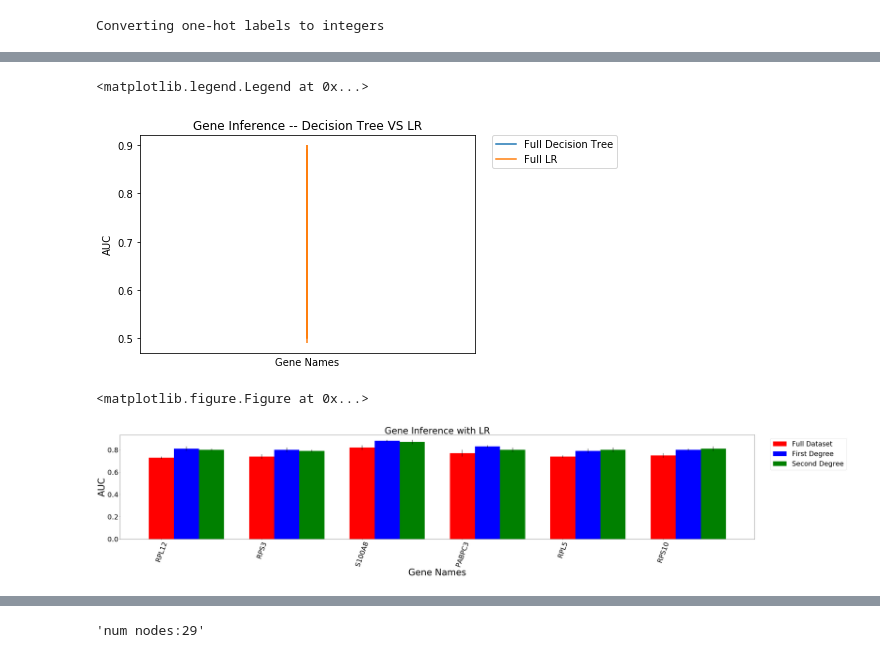
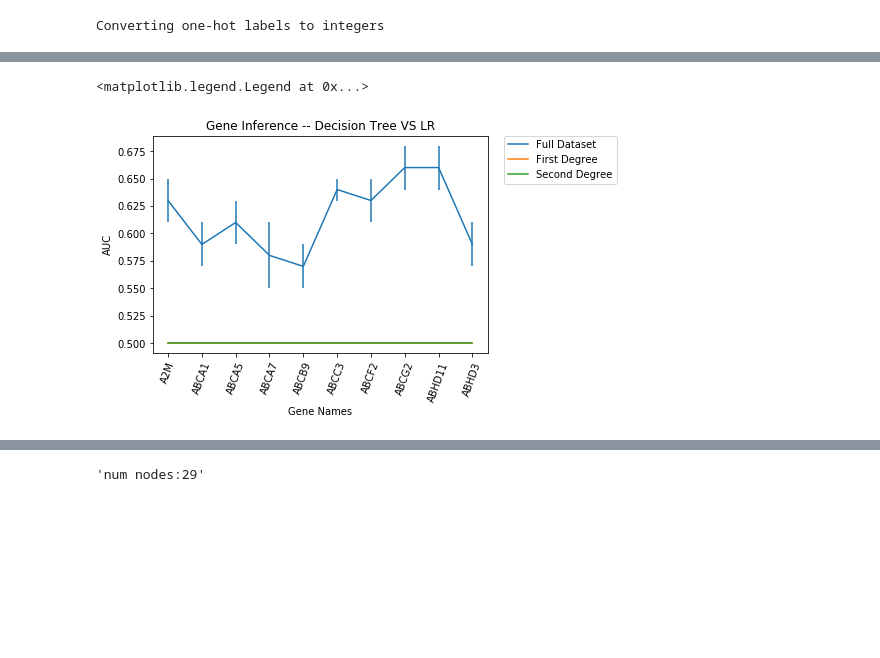
Before and after one commit to mila-iqia/gene-graph-conv, a Jupyter notebook: gene_inference.ipynb, the cells around one changed output, grey strips where cells are left out. Cells and saved outputs as stored; diff of their text form; code cells hidden in the pictures; blank space fills up the shorter version.

```diff
--- a/gene_inference.ipynb
+++ b/gene_inference.ipynb
@@ -213,13 +62,10 @@ Index([u'first_degree_dt_auc', u'first_degree_dt_diff', u'first_degree_dt_std',
 # %%
 lr_df = all_genes.loc[all_genes.loc[:, 'first_degree_lr_diff'] < -0.05]
 lr_df = lr_df.sort_values(['first_degree_lr_diff'])
-lr_df = lr_df.reset_index()
 
 mlp_df = all_genes.loc[all_genes.loc[:, 'first_degree_mlp_auc'] - all_genes.loc[:, 'full_mlp_auc'] > 0.05]
 mlp_df = mlp_df.sort_values(['first_degree_mlp_diff'])
-mlp_df = mlp_df.reset_index()
 
 
 dt_df = all_genes.loc[all_genes.loc[:, 'first_degree_dt_auc'] - all_genes.loc[:, 'full_dt_auc'] > 0.05]
 dt_df = dt_df.sort_values(['first_degree_dt_diff'])
-dt_df = dt_df.reset_index()
@@ -330,52 +126,19 @@ mlp_df
 # %%
 # Decision Tree
-#df1 = all_genes[all_genes.loc[:, 'full_dt_auc'] - all_genes.loc[:, 'second_degree_dt_auc'] < -0.05]
-df1 = all_genes
 plt.figure()
 
-line1 = plt.errorbar(dt_df_reduced.index, dt_df_reduced['full_dt_auc'], xerr=0, yerr=dt_df_reduced['full_dt_std'])
-#line3 = plt.errorbar(dt_df_reduced.index, dt_df_reduced['second_degree_dt_auc'], xerr=0, yerr=dt_df_reduced['second_degree_dt_std'])
-line2 = plt.errorbar(all_genes.index, all_genes['full_lr_auc'], xerr=0, yerr=all_genes['full_lr_std'])
+line1 = plt.errorbar(dt_df.index, dt_df['auc'], xerr=0, yerr=dt_df['std'])
+line2 = plt.errorbar(dt_df.index, dt_df['first_degree_auc'], xerr=0, yerr=dt_df['first_degree_std'])
+line3 = plt.errorbar(dt_df.index, dt_df['second_degree_auc'], xerr=0, yerr=dt_df['second_degree_std'])
+
 width = 0.2
-plt.xticks(dt_df_reduced.index, dt_df_reduced['gene_name'], rotation=70)
+plt.xticks(dt_df.index, dt_df['gene_name'], rotation=70)
 plt.title("Gene Inference -- Decision Tree VS LR")
 plt.ylabel("AUC")
 plt.xlabel("Gene Names")
 
 # Legend
-plt.legend((line1[0], line2[0]), ('Full Decision Tree', 'Full LR'), bbox_to_anchor=(1.05, 1), loc=2, borderaxespad=0., fontsize=10)
-#(all_genes.loc[:, 'full_dt_auc']- all_genes.loc[:, 'first_degree_dt_auc']).sort_values()
+plt.legend((line1[0], line2[0], line3[0]), ('Full Dataset', 'First Degree', 'Second Degree'), bbox_to_anchor=(1.05, 1), loc=2, borderaxespad=0., fontsize=10)
 # %% [output]
 <matplotlib.legend.Legend at 0x...>
-[figure, old version]
+[figure, new version]
-# %%
-# Bar Chart (LR)
-plt.figure()
-fig, ax = plt.subplots()
-fig.set_size_inches(50.5, 8.5)
-
-width = 0.25
-rects1 = ax.bar(lr_df.index, lr_df['full_lr_auc'], width=width, color='r', yerr=lr_df['full_lr_std'])
-rects2 = ax.bar(lr_df.index + width, lr_df['first_degree_lr_auc'], width=width, color='b', yerr=lr_df['first_degree_lr_std'])
-rects3 = ax.bar(lr_df.index + 2*width, lr_df['second_degree_lr_auc'], width=width, color='g', yerr=lr_df['second_degree_lr_std'])
-
-# Labels
-plt.xticks(lr_df.index, lr_df['gene_name'], rotation=70, fontsize=60)
-plt.tick_params(axis='both', which='major', labelsize=30)
-plt.title("Gene Inference with LR",fontsize=40)
-plt.ylabel("AUC", fontsize=40)
-plt.xlabel("Gene Names",fontsize=40)
-
-# Legend
-leg = ax.legend((rects1[0], rects2[0], rects3[0]), ('Full Dataset', 'First Degree', 'Second Degree'))
-bb = leg.get_bbox_to_anchor().inverse_transformed(ax.transAxes)
-xOffset = .15
-bb.x0 += xOffset
-bb.x1 += xOffset
-leg.set_bbox_to_anchor(bb, transform = ax.transAxes)
-
-params = {'legend.fontsize': 30}
-plt.rcParams.update(params)
-# %% [output]
-<matplotlib.figure.Figure at 0x...>
-[figure, removed]
```
Also changed, not shown: parts of 20 cells of this notebook, 4 other files.
